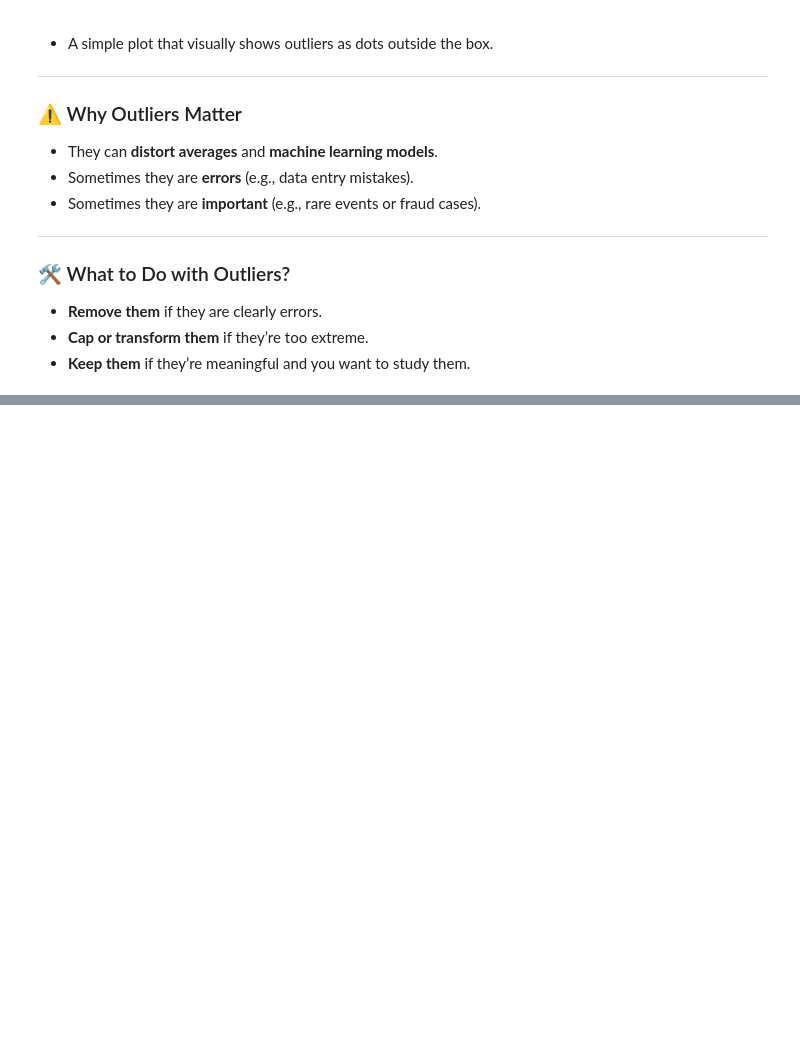
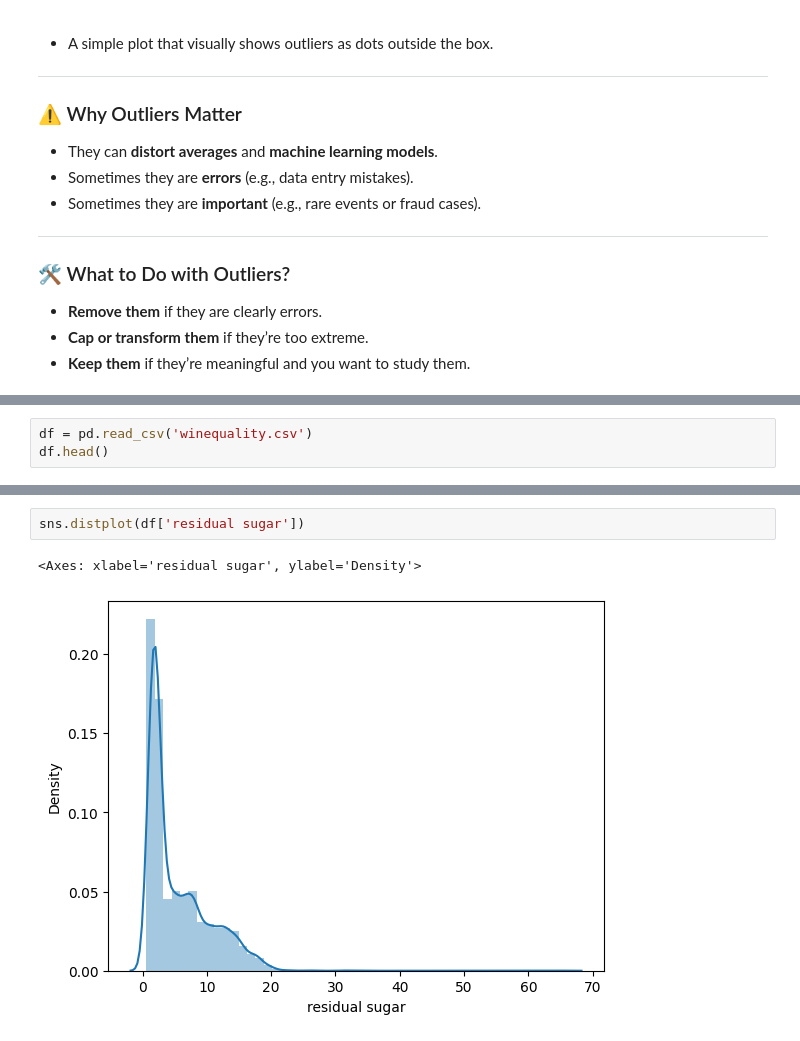
Before and after one commit to samiha-mahin/Data-Analysis, a Jupyter notebook: Outliers_Detect_and_Remove.ipynb, the cells around one changed output, grey strips where cells are left out. Cells and saved outputs as stored; diff of their text form; blank space fills up the shorter version.

```diff
--- a/Outliers_Detect_and_Remove.ipynb
+++ b/Outliers_Detect_and_Remove.ipynb
@@ -257,0 +266,3 @@ Examples:
+# %%
+df = pd.read_csv('winequality.csv')
+df.head()
@@ -257,0 +288,5 @@ Examples:
+# %%
+sns.distplot(df['residual sugar'])
+# %% [output]
+<Axes: xlabel='residual sugar', ylabel='Density'>
+[figure, added]
```
Also changed, not shown: parts of 25 cells of this notebook.
